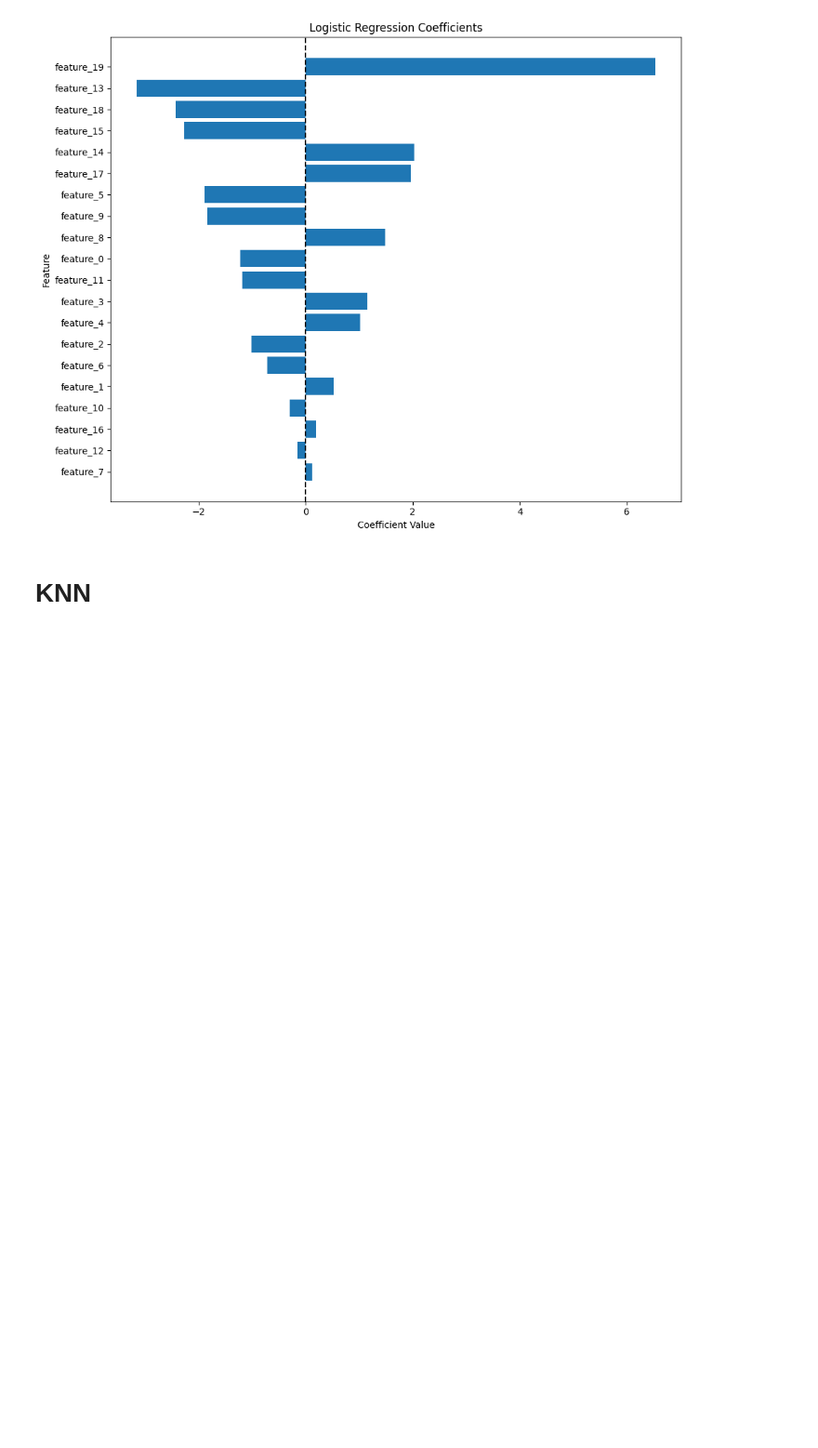
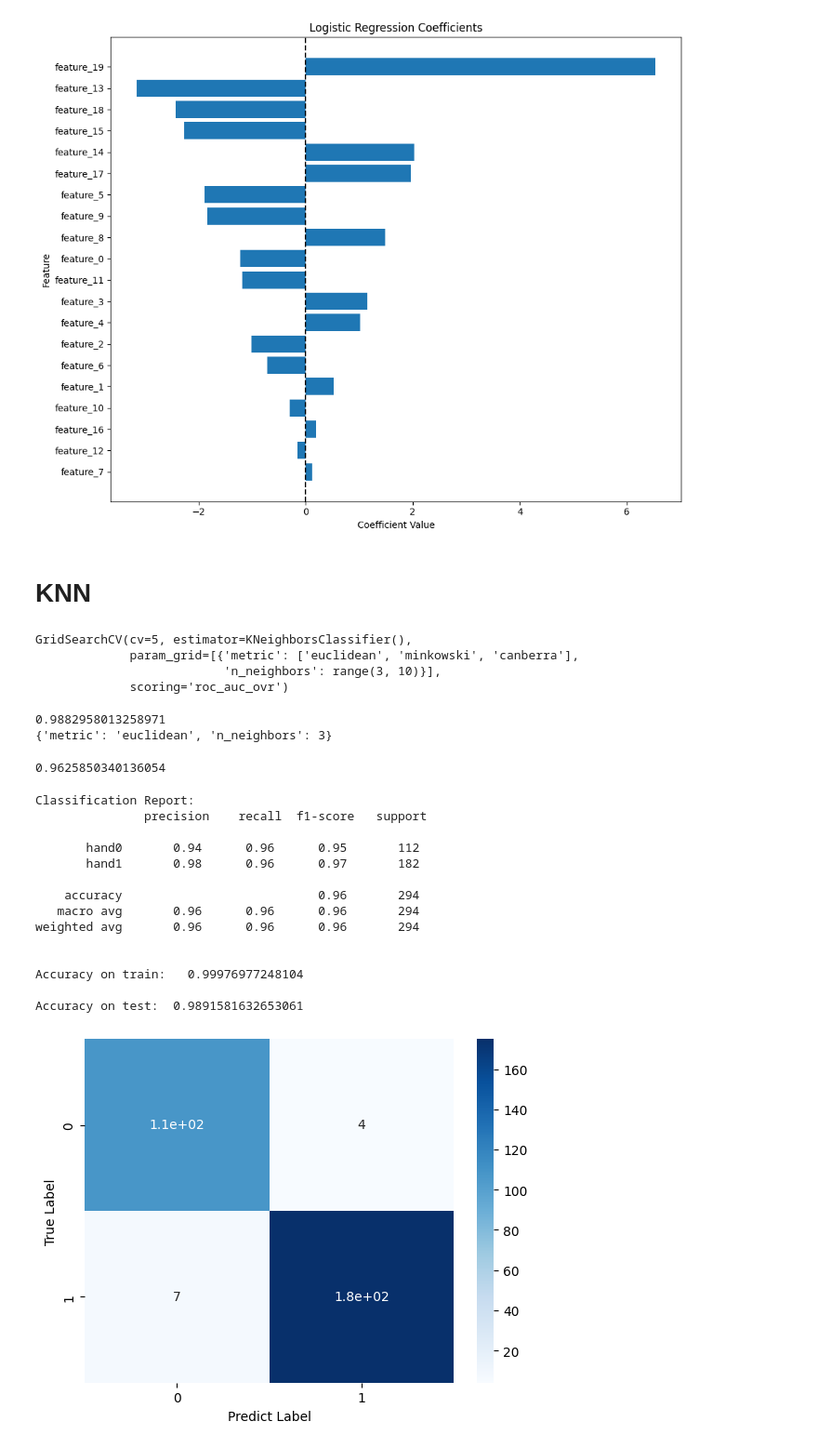
Before and after one commit to bunchart1368/hand-gesture-guidedUR3e, a Jupyter notebook: hand-gesture-recognition/model/keypoint_classification_logistic.ipynb, the cells around one changed output. Shown: that part at 93% size. Drawn from its saved outputs; the diff is of its cells as text; code cells hidden in the pictures; blank space fills up the shorter version.

```diff
--- a/hand-gesture-recognition/model/keypoint_classification_logistic.ipynb
+++ b/hand-gesture-recognition/model/keypoint_classification_logistic.ipynb
@@ -370,3 +370,59 @@ Feature Importance:
 [figure]
 # %% [markdown]
 # KNN
+# %%
+#hyperparameter tuning using grid search
+from sklearn.model_selection import GridSearchCV
+from sklearn.neighbors import KNeighborsClassifier
+
+#we'll create a dictionary with possible hyperparameter values
+param_val = [{'n_neighbors' : range(3,10),'metric' : ['euclidean', 'minkowski', 'canberra']}]
+#grid search configuration
+knn = GridSearchCV(KNeighborsClassifier(), param_val, cv = 5,scoring='roc_auc_ovr')
+#fitting into our data
+knn.fit(X_train, y_train)
+# %% [output]
+GridSearchCV(cv=5, estimator=KNeighborsClassifier(),
+             param_grid=[{'metric': ['euclidean', 'minkowski', 'canberra'],
+                          'n_neighbors': range(3, 10)}],
+             scoring='roc_auc_ovr')
+# %%
+print(knn.best_score_)
+print(knn.best_params_)
+# %% [output]
+0.9882958013258971
+{'metric': 'euclidean', 'n_neighbors': 3}
+# %%
+y_pred_test = knn.predict(X_test)
+# %%
+pred_prob_new=pd.DataFrame(knn.predict_proba(X_test))
+metrics.accuracy_score(y_test,y_pred_test)
+# %% [output]
+0.9625850340136054
+# %%
+from sklearn import metrics
+# Model Accuracy, how often is the classifier correct?
+print("Classification Report: \n", metrics.classification_report(y_test,y_pred_test,target_names=['hand0','hand1']),'\n')
+print("Accuracy on train:  ",knn.score(X_train,y_train),'\n')
+print("Accuracy on test: ",knn.score(X_test,y_test),'\n')
+cf=metrics.confusion_matrix(y_test,y_pred_test)
+sns.heatmap(cf,annot=True,cmap='Blues')
+plt.ylabel("True Label")
+plt.xlabel("Predict Label")
+plt.show()
+# %% [output]
+Classification Report:
+               precision    recall  f1-score   support
+
+       hand0       0.94      0.96      0.95       112
+       hand1       0.98      0.96      0.97       182
+
+    accuracy                           0.96       294
+   macro avg       0.96      0.96      0.96       294
+weighted avg       0.96      0.96      0.96       294
+
+
+Accuracy on train:   0.99976977248104
+
+Accuracy on test:  0.9891581632653061
+[figure, added]
```
Also changed, not shown: parts of 7 cells of this notebook, 4 other files.
